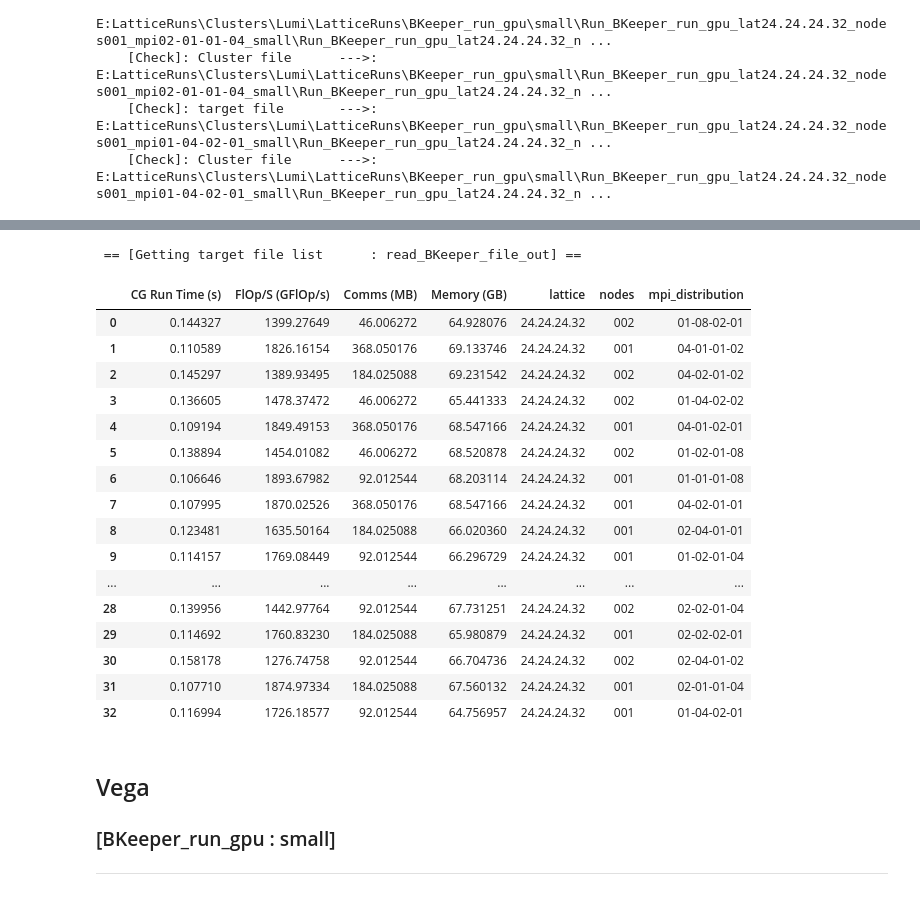
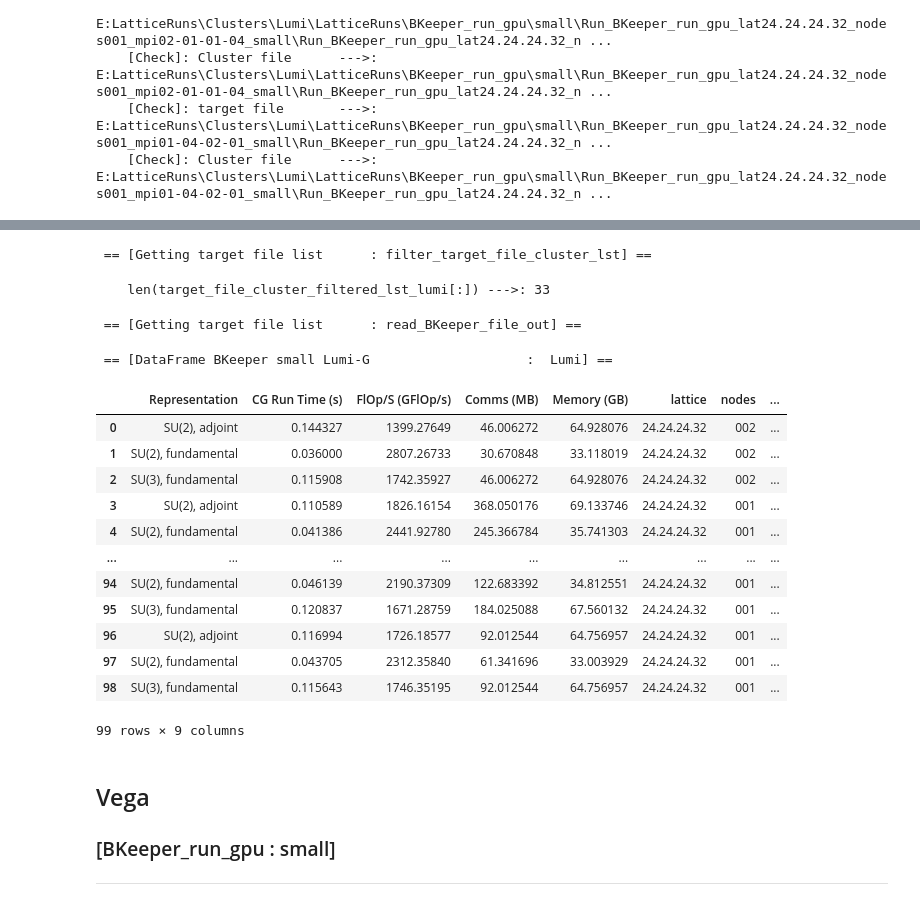
Before and after one commit to fbonnet08/Bench_Grid_HiRep, a Jupyter notebook: src/PythonCodes/Jupyter-NoteBooks/LLR-Bench_Grid_HiRep_Notebooks/Notebook_Bench_Grid_HiRep.ipynb, the cells around one changed output, grey strips where cells are left out. Saved outputs shown, nothing was run; the diff lists cells and outputs as text; code cells hidden in the pictures.

Commit message:
- Implementation of the notebook for graphing the BKeeper data output.

```diff
--- a/src/PythonCodes/Jupyter-NoteBooks/LLR-Bench_Grid_HiRep_Notebooks/Notebook_Bench_Grid_HiRep.ipynb
+++ b/src/PythonCodes/Jupyter-NoteBooks/LLR-Bench_Grid_HiRep_Notebooks/Notebook_Bench_Grid_HiRep.ipynb
@@ -257,3 +337,21 @@ def getTarget_file_cluster_lst(c, m, target_file_lst):
+# %%
+def get_target_file_cluster_usable(c, nrep, line):
+    __func__= sys._getframe().f_code.co_name
+    rc = c.get_RC_SUCCESS()
+    #m.printMesgStr("Getting target file list      :", c.getGreen(), __func__)
+    # ----------------------------------------------------------------------
+    start_bkeeper_key = "BKeeper"
+    if start_bkeeper_key in line.split('\n')[0]:
+        if 'Performing benchmark for ' in line.split('\n')[0]:
+            rep_value = str(line.split('\n')[0]).split('Performing benchmark for ')[1].split(' #')[0]
+            #print("rep_value --->: ", rep_value)
+            nrep += 1
+        # [end-if]
+    # [end-if]
+    # ----------------------------------------------------------------------
+    return rc, nrep
+# [end-function]
+# --------------------------------------------------------------------------
 # %% [markdown]
 ### readCluster_file_out
 # %%
@@ -408,31 +544,41 @@ m.printMesgAddStr("target_file_cluster_lst_lumi[:] --->: ", c.getYellow(), targe
+# %%
+# --------------------------------------------------------------------------
+# Reading in the inout file
+rc, target_file_cluster_filtered_lst_lumi = filter_target_file_cluster_lst(c, m,
+                                                                            start_key_rep_lst[:],
+                                                                            target_file_cluster_lst_lumi[:])
+
+m.printMesgAddStr("len(target_file_cluster_filtered_lst_lumi[:]) --->: ", c.getYellow(), len(target_file_cluster_filtered_lst_lumi[:]))
+# %% [output]
+ == [Getting target file list      : filter_target_file_cluster_lst] ==
+    len(target_file_cluster_filtered_lst_lumi[:]) --->: 33
 # %%
 # --------------------------------------------------------------------------
 # Reading in the inout file
-rc, dataFrame_BKeeper_small_lumi = read_BKeeper_file_out(c, m, batch_action, simulation_size, target_file_cluster_lst_lumi[:])
+#rc, dataFrame_BKeeper_small_lumi = read_BKeeper_file_out(c, m, batch_action, simulation_size, target_file_cluster_lst_lumi[:])
+rc, dataFrame_BKeeper_small_lumi = read_BKeeper_file_out(c, m, batch_action, simulation_size, target_file_cluster_filtered_lst_lumi[:])
 # %% [output]
  == [Getting target file list      : read_BKeeper_file_out] ==
 # %%
 # --------------------------------------------------------------------------
 # Reading in the inout file
+m.printMesgStr("DataFrame BKeeper small Lumi-G                    : ", c.getGreen(), machine_name)
 dataFrame_BKeeper_small_lumi
 # %% [output]
+ == [DataFrame BKeeper small Lumi-G                    :  Lumi] ==
-|  | CG Run Time (s) | FlOp/S (GFlOp/s) | Comms (MB) | Memory (GB) | lattice | nodes | mpi_distribution |
-| 0 | 0.144327 | 1399.27649 | 46.006272 | 64.928076 | 24.24.24.32 | 002 | 01-08-02-01 |
-| 1 | 0.110589 | 1826.16154 | 368.050176 | 69.133746 | 24.24.24.32 | 001 | 04-01-01-02 |
-| 2 | 0.145297 | 1389.93495 | 184.025088 | 69.231542 | 24.24.24.32 | 002 | 04-02-01-02 |
-| 3 | 0.136605 | 1478.37472 | 46.006272 | 65.441333 | 24.24.24.32 | 002 | 01-04-02-02 |
-| 4 | 0.109194 | 1849.49153 | 368.050176 | 68.547166 | 24.24.24.32 | 001 | 04-01-02-01 |
-| 5 | 0.138894 | 1454.01082 | 46.006272 | 68.520878 | 24.24.24.32 | 002 | 01-02-01-08 |
-| 6 | 0.106646 | 1893.67982 | 92.012544 | 68.203114 | 24.24.24.32 | 001 | 01-01-01-08 |
-| 7 | 0.107995 | 1870.02526 | 368.050176 | 68.547166 | 24.24.24.32 | 001 | 04-02-01-01 |
-| 8 | 0.123481 | 1635.50164 | 184.025088 | 66.020360 | 24.24.24.32 | 001 | 02-04-01-01 |
-| 9 | 0.114157 | 1769.08449 | 92.012544 | 66.296729 | 24.24.24.32 | 001 | 01-02-01-04 |
-| ... | ... | ... | ... | ... | ... | ... | ... |
-| 28 | 0.139956 | 1442.97764 | 92.012544 | 67.731251 | 24.24.24.32 | 002 | 02-02-01-04 |
-| 29 | 0.114692 | 1760.83230 | 184.025088 | 65.980879 | 24.24.24.32 | 001 | 02-02-02-01 |
-| 30 | 0.158178 | 1276.74758 | 92.012544 | 66.704736 | 24.24.24.32 | 002 | 02-04-01-02 |
-| 31 | 0.107710 | 1874.97334 | 184.025088 | 67.560132 | 24.24.24.32 | 001 | 02-01-01-04 |
-| 32 | 0.116994 | 1726.18577 | 92.012544 | 64.756957 | 24.24.24.32 | 001 | 01-04-02-01 |
+|  | Representation | CG Run Time (s) | FlOp/S (GFlOp/s) | Comms (MB) | Memory (GB) | lattice | nodes | ... |
+| 0 | SU(2), adjoint | 0.144327 | 1399.27649 | 46.006272 | 64.928076 | 24.24.24.32 | 002 | ... |
+| 1 | SU(2), fundamental | 0.036000 | 2807.26733 | 30.670848 | 33.118019 | 24.24.24.32 | 002 | ... |
+| 2 | SU(3), fundamental | 0.115908 | 1742.35927 | 46.006272 | 64.928076 | 24.24.24.32 | 002 | ... |
+| 3 | SU(2), adjoint | 0.110589 | 1826.16154 | 368.050176 | 69.133746 | 24.24.24.32 | 001 | ... |
+| 4 | SU(2), fundamental | 0.041386 | 2441.92780 | 245.366784 | 35.741303 | 24.24.24.32 | 001 | ... |
+| ... | ... | ... | ... | ... | ... | ... | ... | ... |
+| 94 | SU(2), fundamental | 0.046139 | 2190.37309 | 122.683392 | 34.812551 | 24.24.24.32 | 001 | ... |
+| 95 | SU(3), fundamental | 0.120837 | 1671.28759 | 184.025088 | 67.560132 | 24.24.24.32 | 001 | ... |
+| 96 | SU(2), adjoint | 0.116994 | 1726.18577 | 92.012544 | 64.756957 | 24.24.24.32 | 001 | ... |
+| 97 | SU(2), fundamental | 0.043705 | 2312.35840 | 61.341696 | 33.003929 | 24.24.24.32 | 001 | ... |
+| 98 | SU(3), fundamental | 0.115643 | 1746.35195 | 92.012544 | 64.756957 | 24.24.24.32 | 001 | ... |
+99 rows × 9 columns
 # %% [markdown]
 ## Vega
 ### [BKeeper_run_gpu : small]
```
Also changed, not shown: parts of 21 cells of this notebook, 1 other file.
